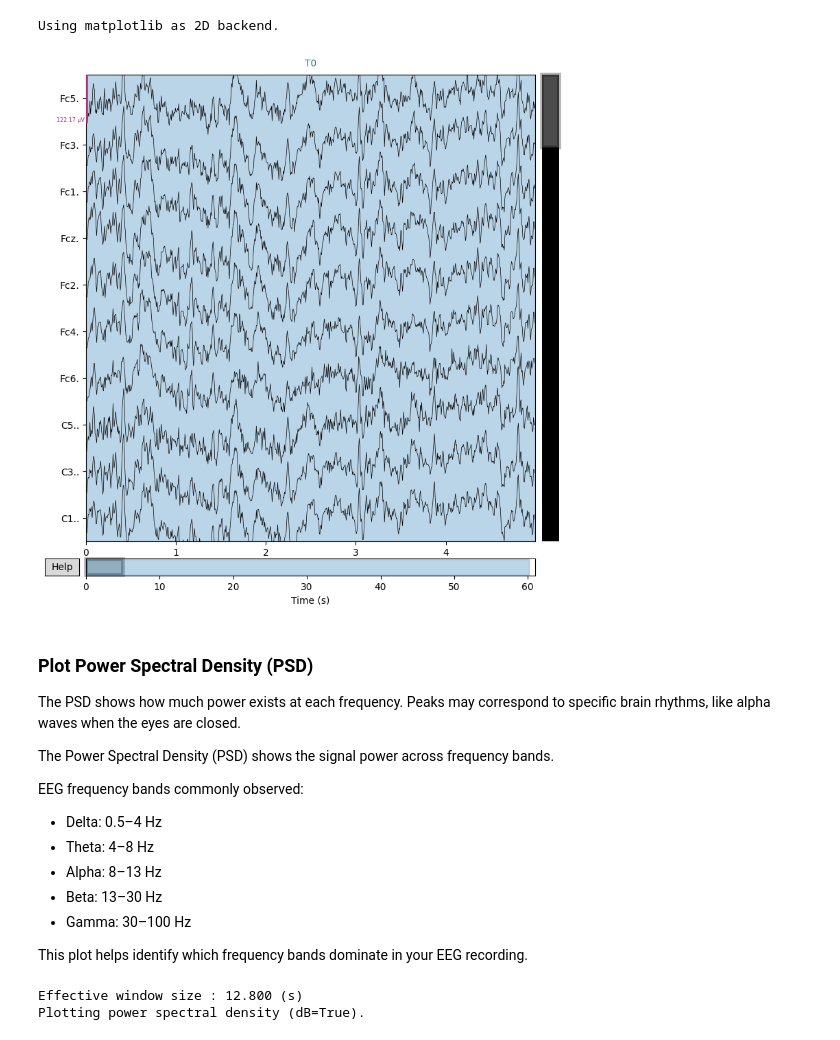
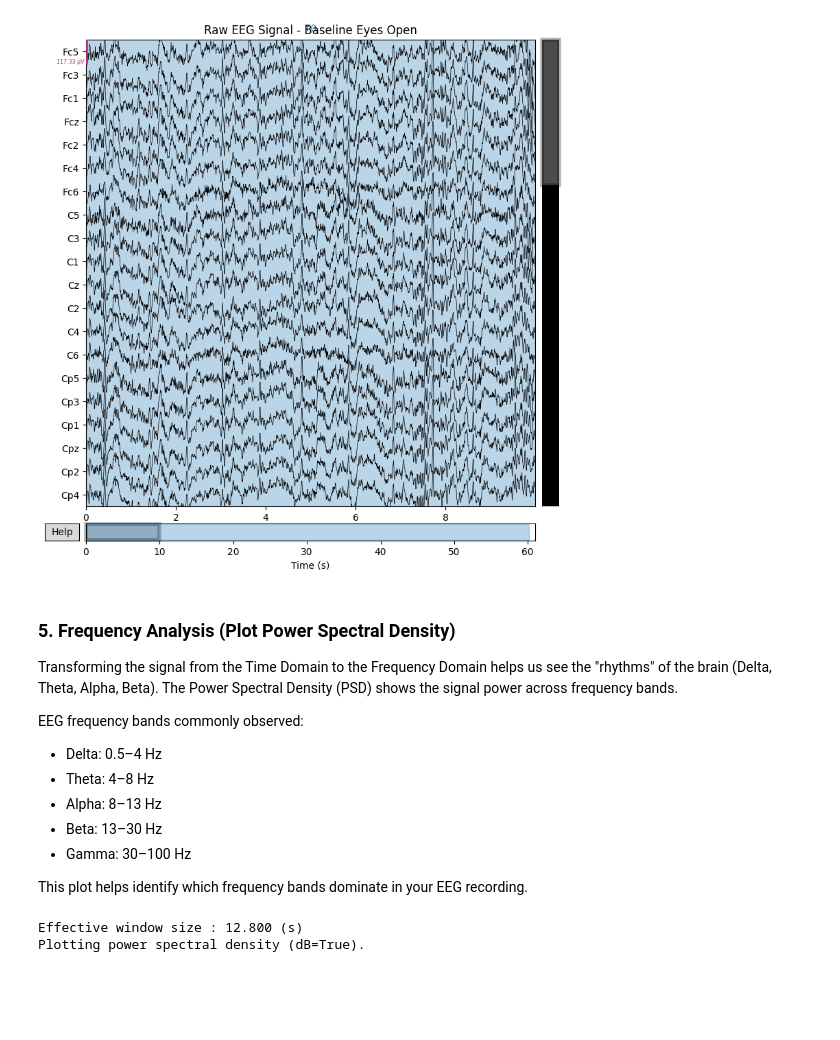
Before and after one commit to yibeisita/neuro-ai-playground, a Jupyter notebook: tutorials/01_foundations/01_eeg_basics.ipynb, the cells around one changed output. Cells and saved outputs as stored; diff of their text form; code cells hidden in the pictures; blank space fills up the shorter version.

```diff
--- a/tutorials/01_foundations/01_eeg_basics.ipynb
+++ b/tutorials/01_foundations/01_eeg_basics.ipynb
@@ -9,0 +41,6 @@ from neurolib.eeg_meg.visualization import plot_raw, plot_psd
+# %%
+repo_root = Path("./").resolve().parents[1]
+target_dir = repo_root / "datasets" / "eeg_sample"
+target_dir.mkdir(parents=True, exist_ok=True)
+
+print(f"Checking for data in: {target_dir}")
@@ -9,0 +49,9 @@ from neurolib.eeg_meg.visualization import plot_raw, plot_psd
+# %%
+# Download Subject 1, Run 1 (Baseline, eyes open)
+subject = 1
+runs = [1]
+file_paths = eegbci.load_data(subject, runs, path=str(target_dir))
+# %%
+# The path returned by MNE is often nested; we select the first file
+eeg_file = Path(file_paths[0])
+print(f"File ready: {eeg_file}")
@@ -27,0 +70,9 @@ Reading 0 ... 9759  =      0.000 ...    60.994 secs...
+# %%
+raw = mne.io.read_raw_edf(eeg_file, preload=True)
+
+# Clean up channel names (removing the dots from names like 'Fcz.')
+raw.rename_channels(lambda x: x.strip('.'))
+
+print("\n--- Metadata Summary ---")
+print(f"Sampling Rate: {raw.info['sfreq']} Hz")
+print(f"Channels: {raw.ch_names[:5]} ... total {len(raw.ch_names)}")
@@ -72,13 +121,21 @@ This visualization gives an overview of the EEG signal before any preprocessing.
 # %%
-plot_raw(raw, n_channels=10, duration=5)
+# Plot 10 seconds of data for 20 channels
+fig = raw.plot(
+    n_channels=20,
+    duration=10.0,
+    scalings='auto',
+    show=False
+)
+
+ax = fig.axes[0]
+ax.set_title("Raw EEG Signal - Baseline Eyes Open")
+
+plt.show()
 # %% [output]
-Using matplotlib as 2D backend.
-[figure, old version]
+[figure, new version]
 # %% [markdown]
-### Plot Power Spectral Density (PSD)
-The PSD shows how much power exists at each frequency. Peaks may correspond to specific brain rhythms, like alpha waves when the eyes are closed.
-
-The Power Spectral Density (PSD) shows the signal power across frequency bands.
+### 5. Frequency Analysis (Plot Power Spectral Density)
+Transforming the signal from the Time Domain to the Frequency Domain helps us see the "rhythms" of the brain (Delta, Theta, Alpha, Beta). The Power Spectral Density (PSD) shows the signal power across frequency bands.
 
 EEG frequency bands commonly observed:
 - Delta: 0.5–4 Hz
```
Also changed, not shown: parts of 11 cells of this notebook, 1 other file.
